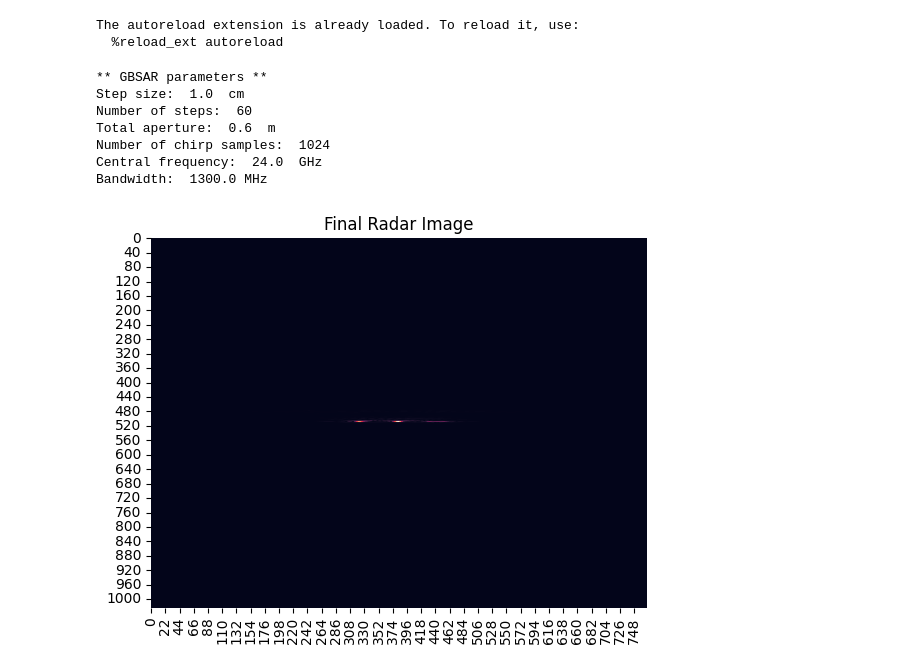
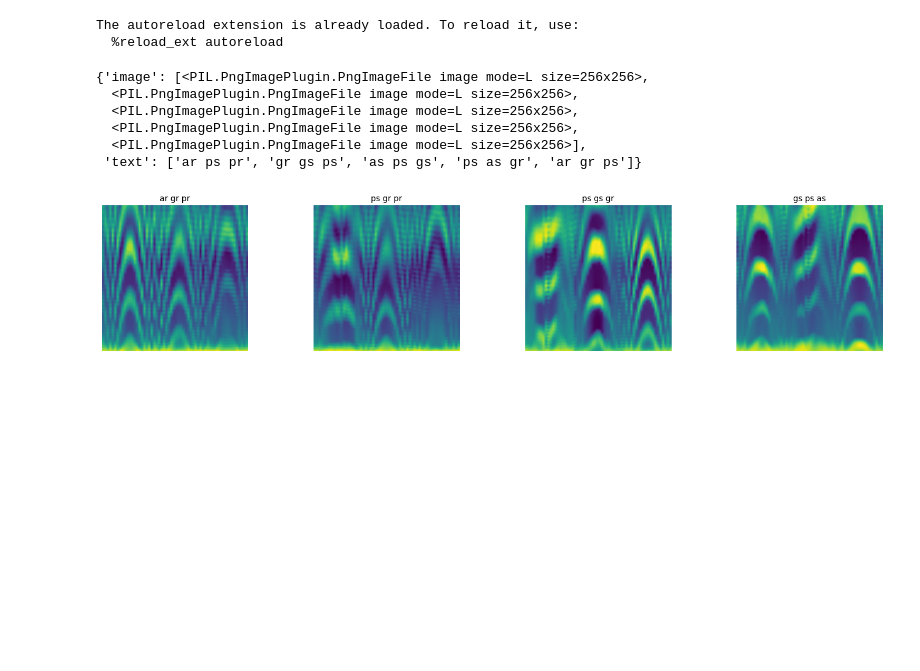
Before and after one commit to LukaMucko/radar-image-diffusion, a Jupyter notebook: reconstruction.ipynb, the cells around one changed output. Drawn from its saved outputs; the diff is of its cells as text; code cells hidden in the pictures; blank space fills up the shorter version.

```diff
--- a/reconstruction.ipynb
+++ b/reconstruction.ipynb
@@ -10,14 +11,44 @@ from PIL import Image
 # %% [output]
 The autoreload extension is already loaded. To reload it, use:
   %reload_ext autoreload
-# %%
-final_radar_image = process_gbsar_data("AR_AS_GS_28.npy", bw=1300e6)
-# %% [output]
-** GBSAR parameters **
-Step size:  1.0  cm
-Number of steps:  60
-Total aperture:  0.6  m
-Number of chirp samples:  1024
-Central frequency:  24.0  GHz
-Bandwidth:  1300.0 MHz
-[figure, removed]
+# %%
+dataset = datasets.load_dataset("images/")
+# %%
+dataset["train"][np.random.choice(range(600), 5)]
+# %% [output]
+{'image': [<PIL.PngImagePlugin.PngImageFile image mode=L size=256x256>,
+  <PIL.PngImagePlugin.PngImageFile image mode=L size=256x256>,
+  <PIL.PngImagePlugin.PngImageFile image mode=L size=256x256>,
+  <PIL.PngImagePlugin.PngImageFile image mode=L size=256x256>,
+  <PIL.PngImagePlugin.PngImageFile image mode=L size=256x256>],
+ 'text': ['ar ps pr', 'gr gs ps', 'as ps gs', 'ps as gr', 'ar gr ps']}
+# %%
+import random
+
+import matplotlib.pyplot as plt
+
+# Get 5 random indices
+random_indices = np.random.choice(range(600), 4)
+
+# Get the random images and their corresponding text
+random_images = [dataset["train"]["image"][i] for i in random_indices]
+random_texts = [dataset["train"]["text"][i] for i in random_indices]
+
+# Create a figure with subplots
+fig, axes = plt.subplots(1, 4, figsize=(15, 3))
+
+# Iterate over the random images and texts
+for i, (image, text) in enumerate(zip(random_images, random_texts)):
+    # Plot the image
+    axes[i].imshow(image)
+    axes[i].axis("off")
+    # Add the text above the image
+    axes[i].set_title(text, fontsize=10, pad=5)
+
+# Adjust the spacing between subplots
+plt.tight_layout()
+
+# Show the plot
+plt.show()
+# %% [output]
+[figure, added]
```
Also changed, not shown: parts of 11 cells of this notebook, 2 other files.
